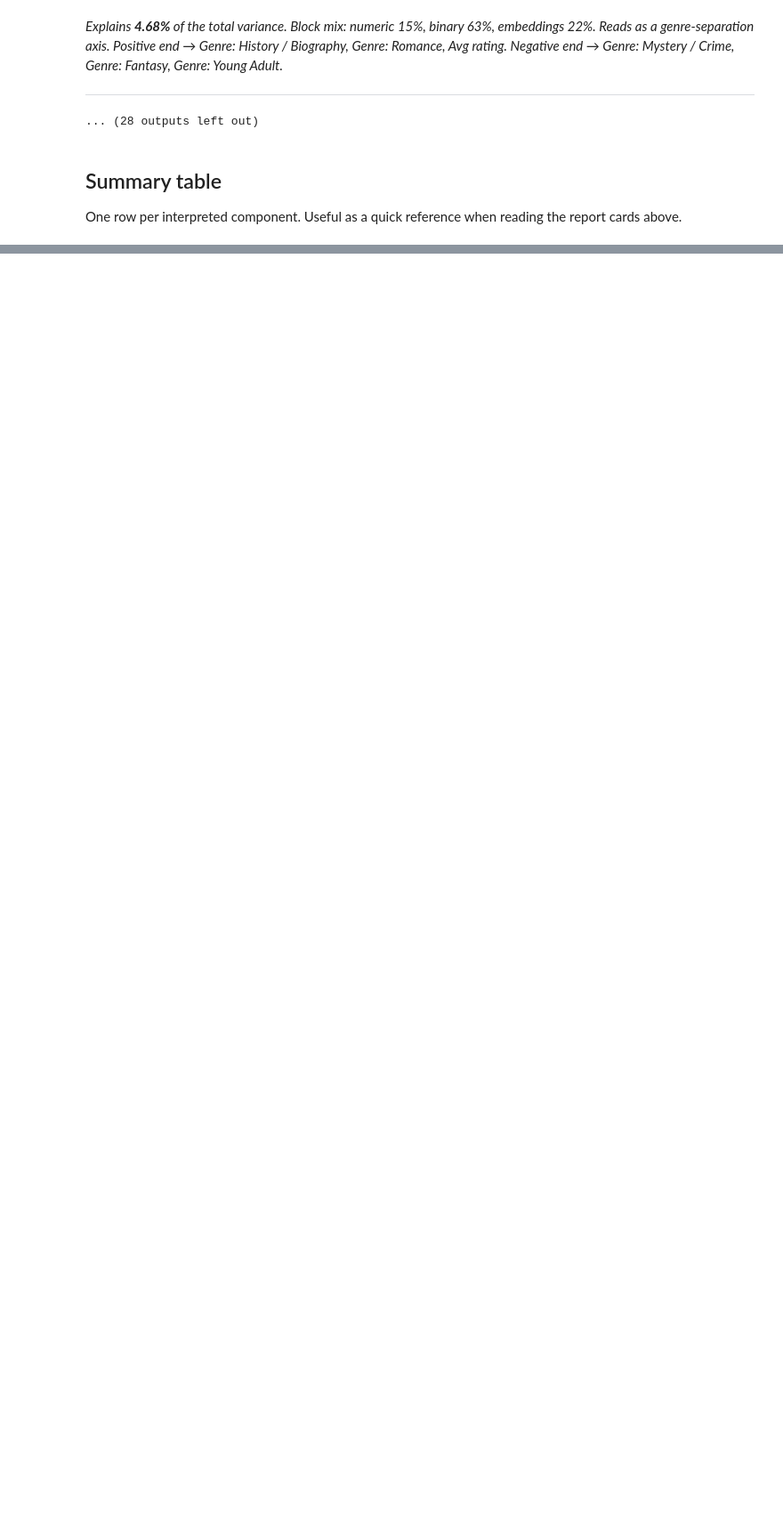
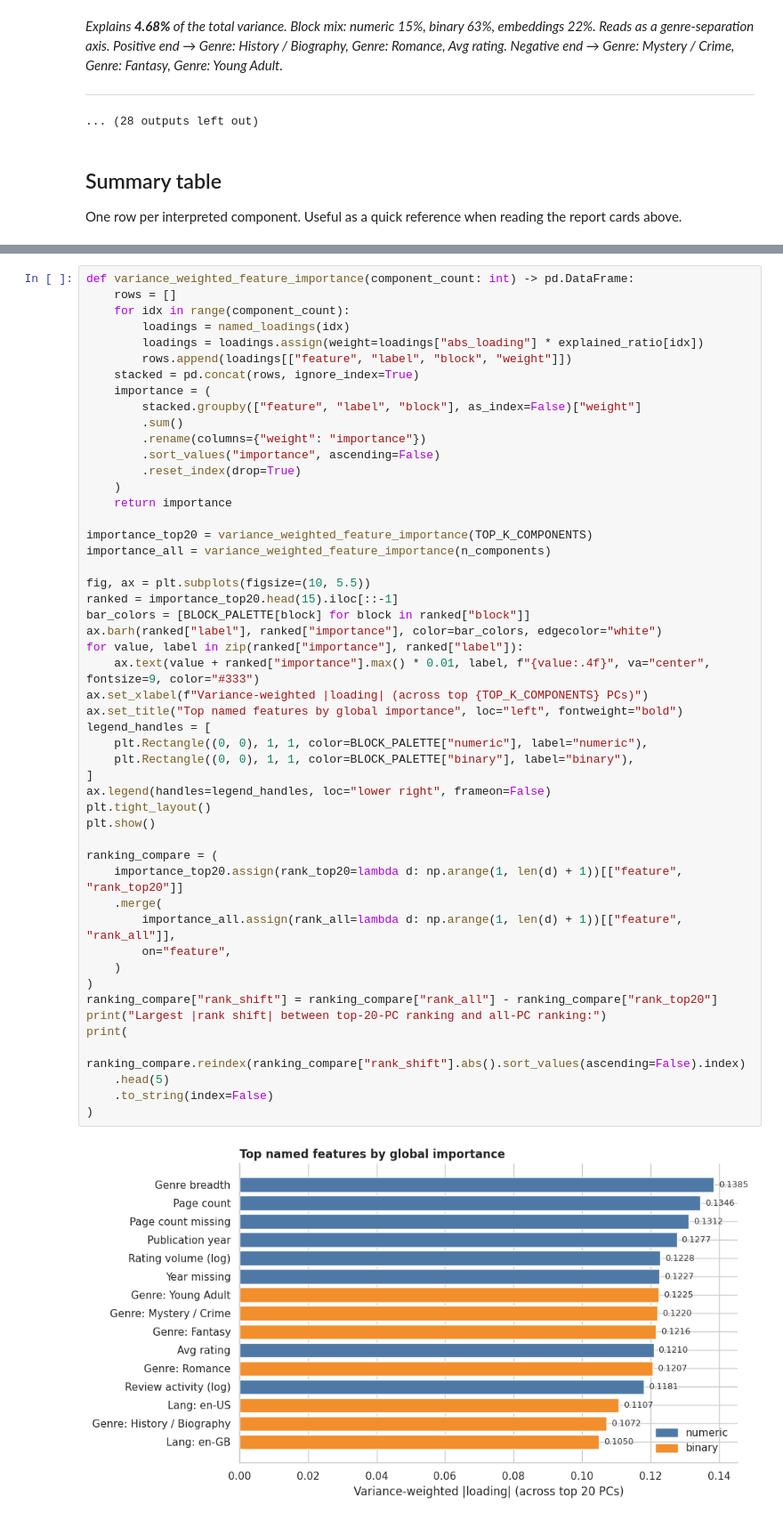
Before and after one commit to nakato156/BigBook, a Jupyter notebook: notebooks/reduction/pca_interpretation.ipynb, the cells around one changed output, grey strips where cells are left out. Shown at 89% size. Saved outputs shown, nothing was run; the diff lists cells and outputs as text; blank space fills up the shorter version.

```diff
--- a/notebooks/reduction/pca_interpretation.ipynb
+++ b/notebooks/reduction/pca_interpretation.ipynb
@@ -509,0 +590,52 @@ Wrote data/features/viz_cache/pca_interpretation_report.md (21,699 bytes).
+# %%
+def variance_weighted_feature_importance(component_count: int) -> pd.DataFrame:
+    rows = []
+    for idx in range(component_count):
+        loadings = named_loadings(idx)
+        loadings = loadings.assign(weight=loadings["abs_loading"] * explained_ratio[idx])
+        rows.append(loadings[["feature", "label", "block", "weight"]])
+    stacked = pd.concat(rows, ignore_index=True)
+    importance = (
+        stacked.groupby(["feature", "label", "block"], as_index=False)["weight"]
+        .sum()
+        .rename(columns={"weight": "importance"})
+        .sort_values("importance", ascending=False)
+        .reset_index(drop=True)
+    )
+    return importance
+
+importance_top20 = variance_weighted_feature_importance(TOP_K_COMPONENTS)
+importance_all = variance_weighted_feature_importance(n_components)
+
+fig, ax = plt.subplots(figsize=(10, 5.5))
+ranked = importance_top20.head(15).iloc[::-1]
+bar_colors = [BLOCK_PALETTE[block] for block in ranked["block"]]
+ax.barh(ranked["label"], ranked["importance"], color=bar_colors, edgecolor="white")
+for value, label in zip(ranked["importance"], ranked["label"]):
+    ax.text(value + ranked["importance"].max() * 0.01, label, f"{value:.4f}", va="center", fontsize=9, color="#333")
+ax.set_xlabel(f"Variance-weighted |loading| (across top {TOP_K_COMPONENTS} PCs)")
+ax.set_title("Top named features by global importance", loc="left", fontweight="bold")
+legend_handles = [
+    plt.Rectangle((0, 0), 1, 1, color=BLOCK_PALETTE["numeric"], label="numeric"),
+    plt.Rectangle((0, 0), 1, 1, color=BLOCK_PALETTE["binary"], label="binary"),
+]
+ax.legend(handles=legend_handles, loc="lower right", frameon=False)
+plt.tight_layout()
+plt.show()
+
+ranking_compare = (
+    importance_top20.assign(rank_top20=lambda d: np.arange(1, len(d) + 1))[["feature", "rank_top20"]]
+    .merge(
+        importance_all.assign(rank_all=lambda d: np.arange(1, len(d) + 1))[["feature", "rank_all"]],
+        on="feature",
+    )
+)
+ranking_compare["rank_shift"] = ranking_compare["rank_all"] - ranking_compare["rank_top20"]
+print("Largest |rank shift| between top-20-PC ranking and all-PC ranking:")
+print(
+    ranking_compare.reindex(ranking_compare["rank_shift"].abs().sort_values(ascending=False).index)
+    .head(5)
+    .to_string(index=False)
+)
+# %% [output]
+[figure, added]
```
Also changed, not shown: parts of 13 cells of this notebook, 1 other file.
